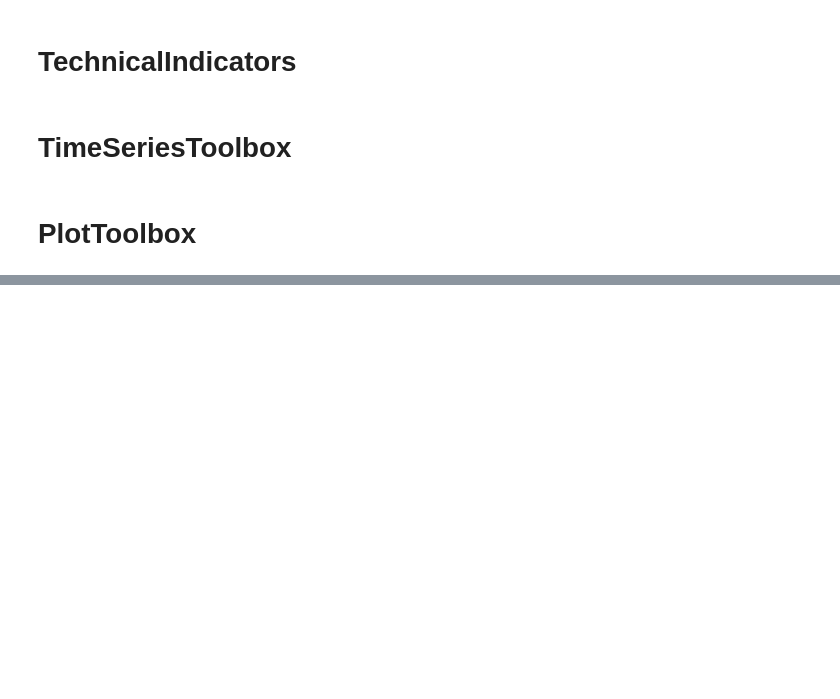
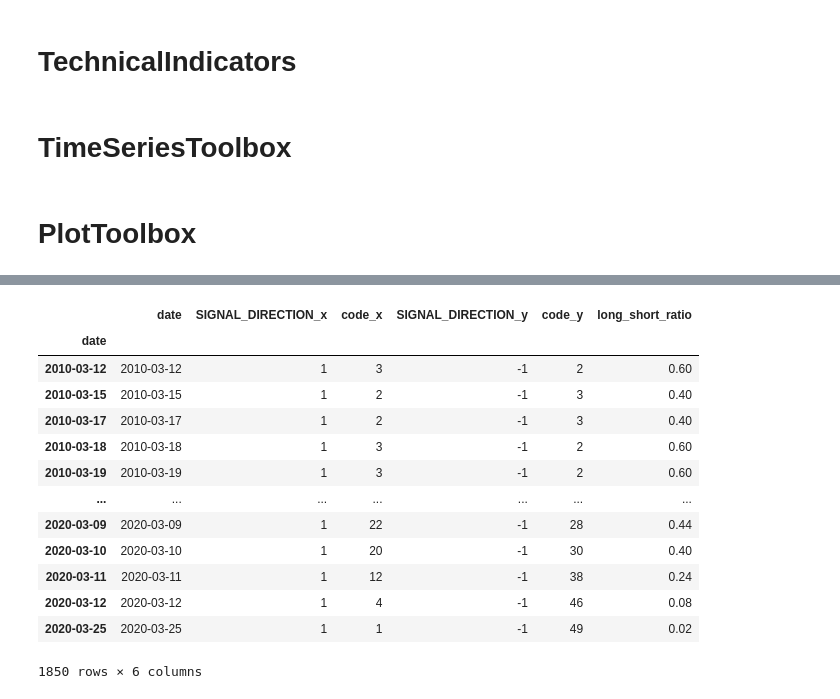
Before and after one commit to bradsun91/brad_public_workspace_mac, a Jupyter notebook: quant_research/20200314_RESEARCH_ENV_SUMMARY_SBTV1.ipynb, the cells around one changed output, grey strips where cells are left out. Saved outputs shown, nothing was run; the diff lists cells and outputs as text; code cells hidden in the pictures; blank space fills up the shorter version.

```diff
--- a/quant_research/20200314_RESEARCH_ENV_SUMMARY_SBTV1.ipynb
+++ b/quant_research/20200314_RESEARCH_ENV_SUMMARY_SBTV1.ipynb
@@ -546,3 +547,20 @@ plt.title("Daily Number of Long Signals vs Short Signals for 50 SBTV1 ETFs", fon
+# %%
+long_short_counts_df_merged
+# %% [output]
+|  | date | SIGNAL_DIRECTION_x | code_x | SIGNAL_DIRECTION_y | code_y | long_short_ratio |
+| date |  |  |  |  |  |  |
+| 2010-03-12 | 2010-03-12 | 1 | 3 | -1 | 2 | 0.60 |
+| 2010-03-15 | 2010-03-15 | 1 | 2 | -1 | 3 | 0.40 |
+| 2010-03-17 | 2010-03-17 | 1 | 2 | -1 | 3 | 0.40 |
+| 2010-03-18 | 2010-03-18 | 1 | 3 | -1 | 2 | 0.60 |
+| 2010-03-19 | 2010-03-19 | 1 | 3 | -1 | 2 | 0.60 |
+| ... | ... | ... | ... | ... | ... | ... |
+| 2020-03-09 | 2020-03-09 | 1 | 22 | -1 | 28 | 0.44 |
+| 2020-03-10 | 2020-03-10 | 1 | 20 | -1 | 30 | 0.40 |
+| 2020-03-11 | 2020-03-11 | 1 | 12 | -1 | 38 | 0.24 |
+| 2020-03-12 | 2020-03-12 | 1 | 4 | -1 | 46 | 0.08 |
+| 2020-03-25 | 2020-03-25 | 1 | 1 | -1 | 49 | 0.02 |
+1850 rows × 6 columns
 # %%
 long_short_counts_df_merged['long_short_ratio'].tail(100).plot(figsize = (18,10))
 # %% [output]
```
Also changed, not shown: parts of 5 cells of this notebook, 2 other files.
